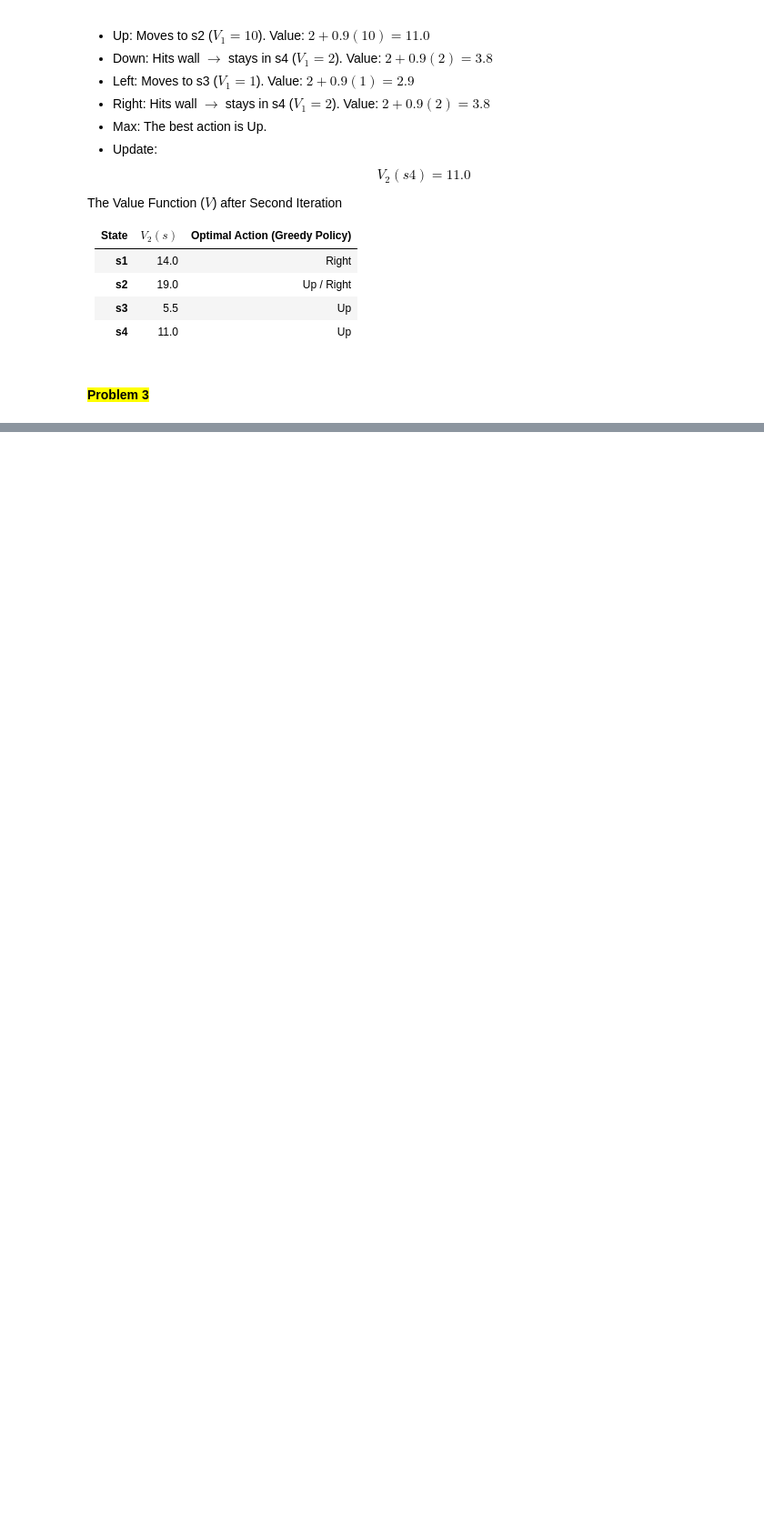
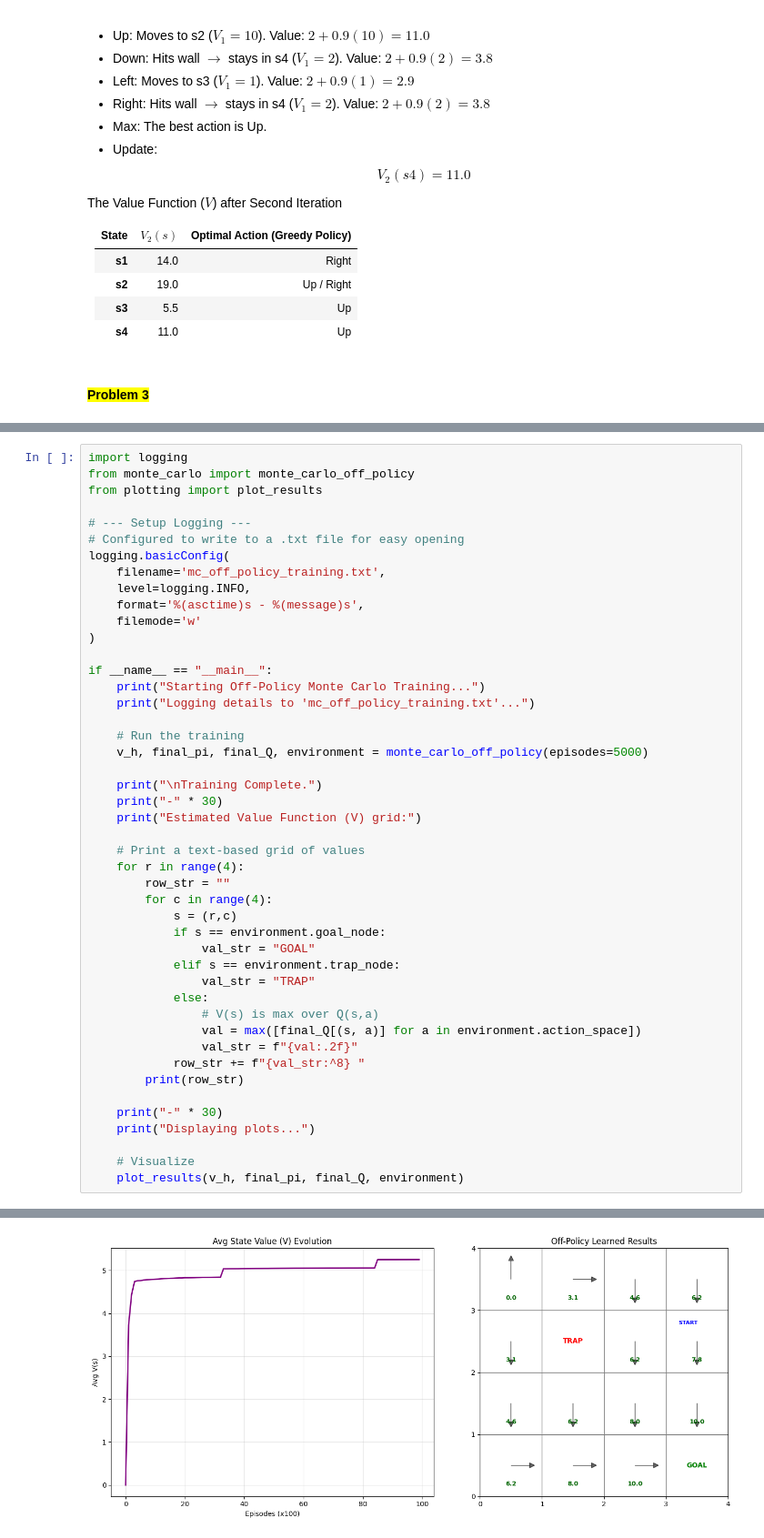
Before and after one commit to Mostafa-Allahmoradi/CSCN8020_Assignment1, a Jupyter notebook: CSCN8020_Assignment1.ipynb, the cells around one changed output, grey strips where cells are left out. Shown at 91% size. Cells and saved outputs as stored; diff of their text form; blank space fills up the shorter version.

```diff
--- a/CSCN8020_Assignment1.ipynb
+++ b/CSCN8020_Assignment1.ipynb
@@ -240,0 +277,47 @@ Detailed logs have been written to iteration_log.txt
+# %%
+import logging
+from monte_carlo import monte_carlo_off_policy
+from plotting import plot_results
+
+# --- Setup Logging ---
+# Configured to write to a .txt file for easy opening
+logging.basicConfig(
+    filename='mc_off_policy_training.txt',
+    level=logging.INFO,
+    format='%(asctime)s - %(message)s',
+    filemode='w'
+)
+
+if __name__ == "__main__":
+    print("Starting Off-Policy Monte Carlo Training...")
+    print("Logging details to 'mc_off_policy_training.txt'...")
+
+    # Run the training
+    v_h, final_pi, final_Q, environment = monte_carlo_off_policy(episodes=5000)
+
+    print("\nTraining Complete.")
+    print("-" * 30)
+    print("Estimated Value Function (V) grid:")
+
+    # Print a text-based grid of values
+    for r in range(4):
+        row_str = ""
+        for c in range(4):
+            s = (r,c)
+            if s == environment.goal_node:
+                val_str = "GOAL"
+            elif s == environment.trap_node:
+                val_str = "TRAP"
+            else:
+                # V(s) is max over Q(s,a)
+                val = max([final_Q[(s, a)] for a in environment.action_space])
+                val_str = f"{val:.2f}"
+            row_str += f"{val_str:^8} "
+        print(row_str)
+
+    print("-" * 30)
+    print("Displaying plots...")
+
+    # Visualize
+    plot_results(v_h, final_pi, final_Q, environment)
+# %% [output]
@@ -240,0 +336 @@ Detailed logs have been written to iteration_log.txt
+[figure, added]
```
Also changed, not shown: parts of 5 cells of this notebook, 5 other files.
